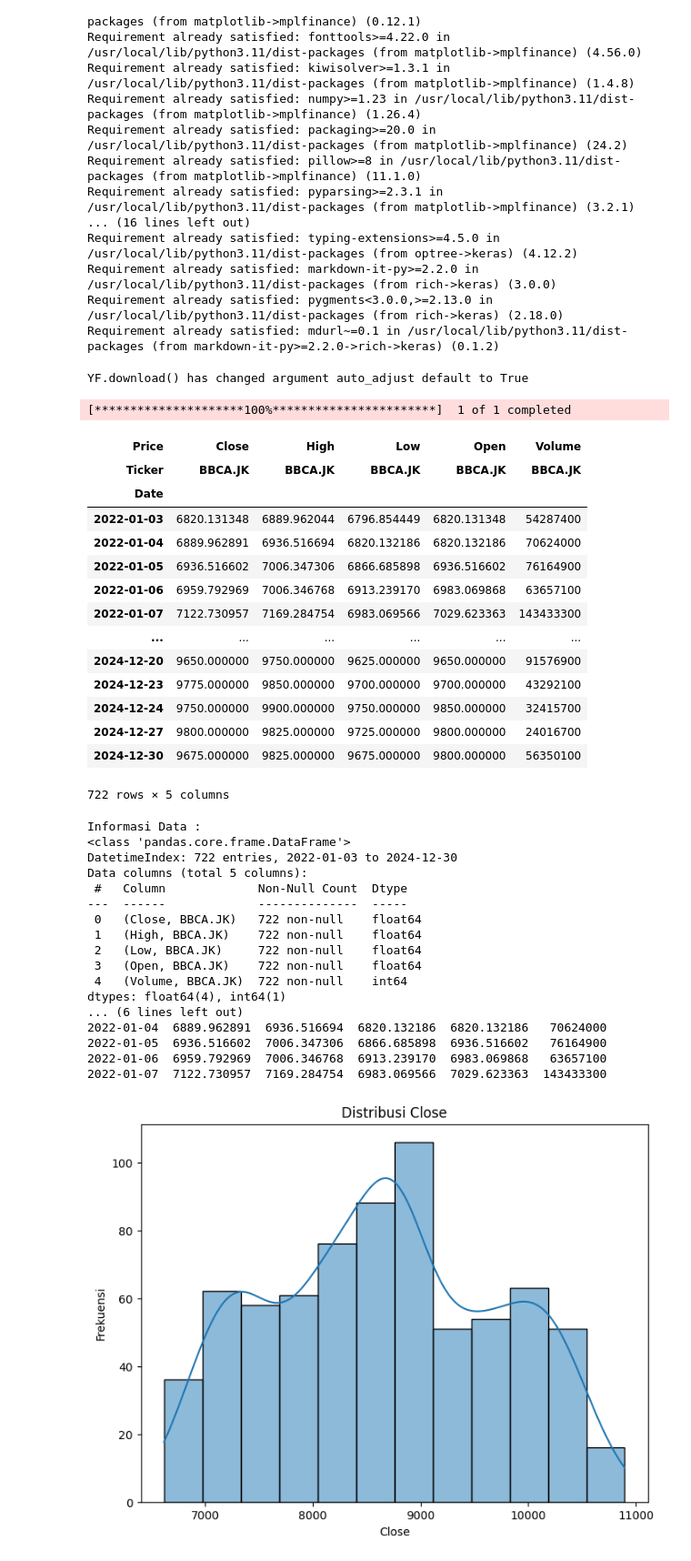
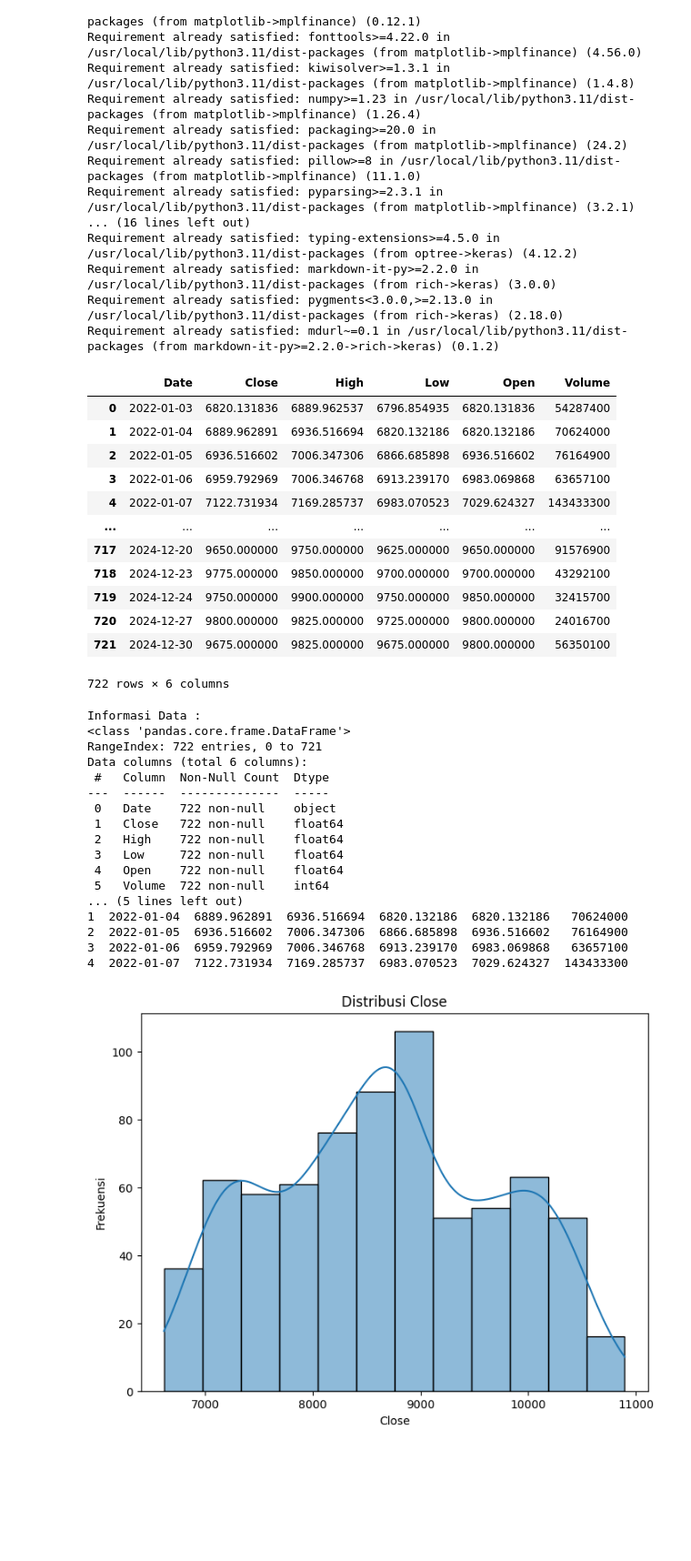
Before and after one commit to rahelsmnjtkk/Skripsii, a Jupyter notebook: Copy_of_HASIL_SKRIPSI.ipynb, the cells around one changed output. Shown at 91% size. Drawn from its saved outputs; the diff is of its cells as text; code cells hidden in the pictures; blank space fills up the shorter version.

```diff
--- a/Copy_of_HASIL_SKRIPSI.ipynb
+++ b/Copy_of_HASIL_SKRIPSI.ipynb
@@ -36,28 +36,23 @@ from tensorflow.keras.optimizers import Adam
 from sklearn.preprocessing import MinMaxScaler
 from sklearn.metrics import mean_squared_error, mean_absolute_error
 import seaborn as sns
-# %%
-import yfinance as yf
-df = yf.download("BBCA.JK", start="2022-01-01", end="2024-12-31")
-df
-# %% [output]
-YF.download() has changed argument auto_adjust default to True
-[*********************100%***********************]  1 of 1 completed
-| Price | Close | High | Low | Open | Volume |
-| Ticker | BBCA.JK | BBCA.JK | BBCA.JK | BBCA.JK | BBCA.JK |
-| Date |  |  |  |  |  |
-| 2022-01-03 | 6820.131348 | 6889.962044 | 6796.854449 | 6820.131348 | 54287400 |
-| 2022-01-04 | 6889.962891 | 6936.516694 | 6820.132186 | 6820.132186 | 70624000 |
-| 2022-01-05 | 6936.516602 | 7006.347306 | 6866.685898 | 6936.516602 | 76164900 |
-| 2022-01-06 | 6959.792969 | 7006.346768 | 6913.239170 | 6983.069868 | 63657100 |
-| 2022-01-07 | 7122.730957 | 7169.284754 | 6983.069566 | 7029.623363 | 143433300 |
-| ... | ... | ... | ... | ... | ... |
-| 2024-12-20 | 9650.000000 | 9750.000000 | 9625.000000 | 9650.000000 | 91576900 |
-| 2024-12-23 | 9775.000000 | 9850.000000 | 9700.000000 | 9700.000000 | 43292100 |
-| 2024-12-24 | 9750.000000 | 9900.000000 | 9750.000000 | 9850.000000 | 32415700 |
-| 2024-12-27 | 9800.000000 | 9825.000000 | 9725.000000 | 9800.000000 | 24016700 |
-| 2024-12-30 | 9675.000000 | 9825.000000 | 9675.000000 | 9800.000000 | 56350100 |
-722 rows × 5 columns
+# %%
+df = pd.read_csv('/content/dataset_skripsi.csv')
+df
+# %% [output]
+|  | Date | Close | High | Low | Open | Volume |
+| 0 | 2022-01-03 | 6820.131836 | 6889.962537 | 6796.854935 | 6820.131836 | 54287400 |
+| 1 | 2022-01-04 | 6889.962891 | 6936.516694 | 6820.132186 | 6820.132186 | 70624000 |
+| 2 | 2022-01-05 | 6936.516602 | 7006.347306 | 6866.685898 | 6936.516602 | 76164900 |
+| 3 | 2022-01-06 | 6959.792969 | 7006.346768 | 6913.239170 | 6983.069868 | 63657100 |
+| 4 | 2022-01-07 | 7122.731934 | 7169.285737 | 6983.070523 | 7029.624327 | 143433300 |
+| ... | ... | ... | ... | ... | ... | ... |
+| 717 | 2024-12-20 | 9650.000000 | 9750.000000 | 9625.000000 | 9650.000000 | 91576900 |
+| 718 | 2024-12-23 | 9775.000000 | 9850.000000 | 9700.000000 | 9700.000000 | 43292100 |
+| 719 | 2024-12-24 | 9750.000000 | 9900.000000 | 9750.000000 | 9850.000000 | 32415700 |
+| 720 | 2024-12-27 | 9800.000000 | 9825.000000 | 9725.000000 | 9800.000000 | 24016700 |
+| 721 | 2024-12-30 | 9675.000000 | 9825.000000 | 9675.000000 | 9800.000000 | 56350100 |
+722 rows × 6 columns
 # %%
 print("Informasi Data : ")
 print(df.info())
@@ -65,21 +60,21 @@ print(df.head())
 # %% [output]
 Informasi Data :
 <class 'pandas.core.frame.DataFrame'>
-DatetimeIndex: 722 entries, 2022-01-03 to 2024-12-30
-Data columns (total 5 columns):
- #   Column             Non-Null Count  Dtype
----  ------             --------------  -----
- 0   (Close, BBCA.JK)   722 non-null    float64
- 1   (High, BBCA.JK)    722 non-null    float64
- 2   (Low, BBCA.JK)     722 non-null    float64
- 3   (Open, BBCA.JK)    722 non-null    float64
- 4   (Volume, BBCA.JK)  722 non-null    int64
-dtypes: float64(4), int64(1)
-... (6 lines left out)
-2022-01-04  6889.962891  6936.516694  6820.132186  6820.132186   70624000
-2022-01-05  6936.516602  7006.347306  6866.685898  6936.516602   76164900
-2022-01-06  6959.792969  7006.346768  6913.239170  6983.069868   63657100
-2022-01-07  7122.730957  7169.284754  6983.069566  7029.623363  143433300
+RangeIndex: 722 entries, 0 to 721
+Data columns (total 6 columns):
+ #   Column  Non-Null Count  Dtype
+---  ------  --------------  -----
+ 0   Date    722 non-null    object
+ 1   Close   722 non-null    float64
+ 2   High    722 non-null    float64
+ 3   Low     722 non-null    float64
+ 4   Open    722 non-null    float64
+ 5   Volume  722 non-null    int64
+... (5 lines left out)
+1  2022-01-04  6889.962891  6936.516694  6820.132186  6820.132186   70624000
+2  2022-01-05  6936.516602  7006.347306  6866.685898  6936.516602   76164900
+3  2022-01-06  6959.792969  7006.346768  6913.239170  6983.069868   63657100
+4  2022-01-07  7122.731934  7169.285737  6983.070523  7029.624327  143433300
 # %%
 def visualisasi_distribusi(df):
   for kolom in df.select_dtypes(include=['number']):
```
Also changed, not shown: parts of 11 cells of this notebook.
